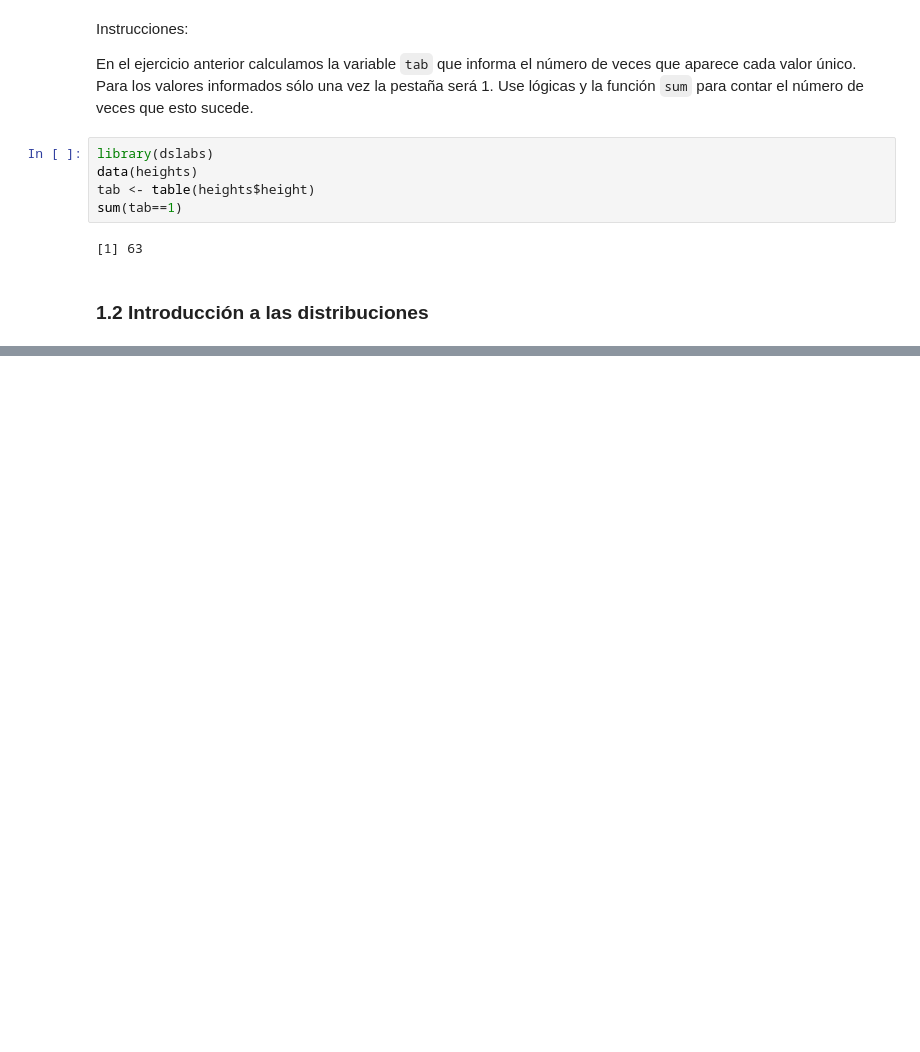
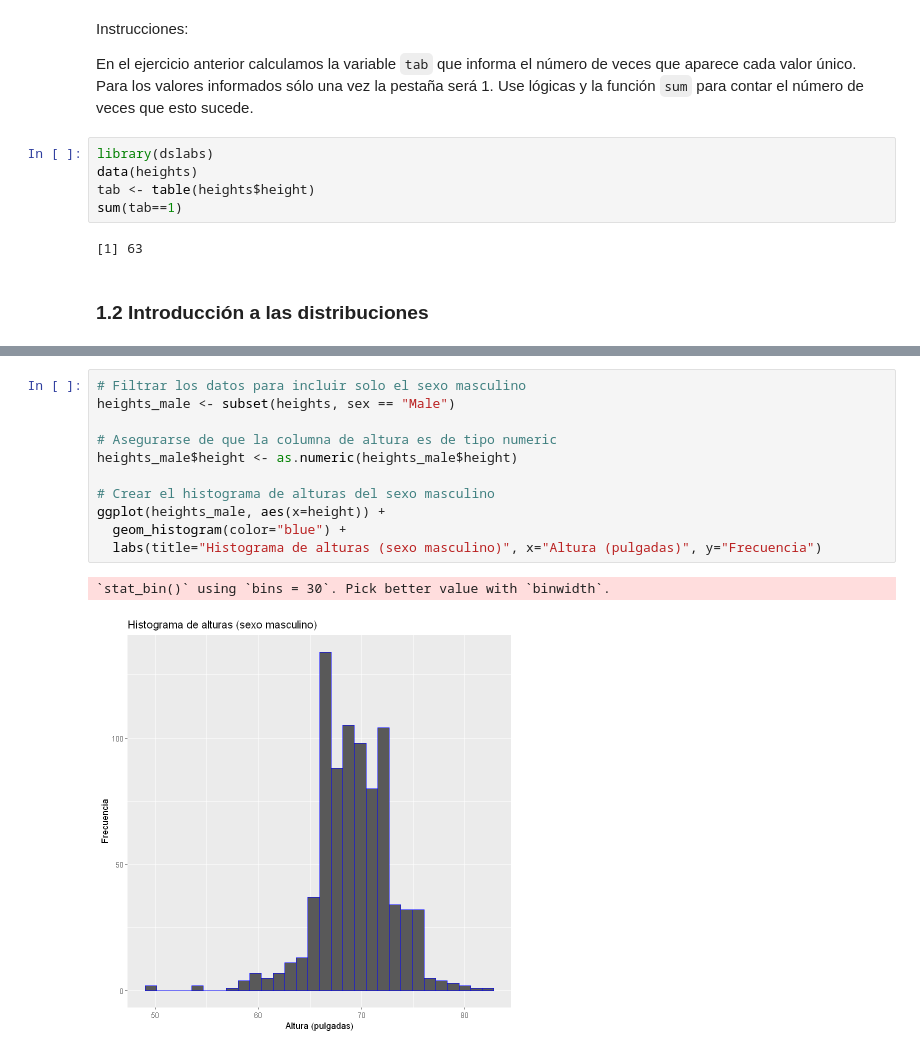
Before and after one commit to RaymundoSGlz/Data-Visualization, a Jupyter notebook: Visualizacion de datos.ipynb, the cells around one changed output, grey strips where cells are left out. Saved outputs shown, nothing was run; the diff lists cells and outputs as text; blank space fills up the shorter version.

```diff
--- a/Visualizacion de datos.ipynb
+++ b/Visualizacion de datos.ipynb
@@ -135,0 +212,14 @@ sum(tab==1)
+# %%
+# Filtrar los datos para incluir solo el sexo masculino
+heights_male <- subset(heights, sex == "Male")
+
+# Asegurarse de que la columna de altura es de tipo numeric
+heights_male$height <- as.numeric(heights_male$height)
+
+# Crear el histograma de alturas del sexo masculino
+ggplot(heights_male, aes(x=height)) +
+  geom_histogram(color="blue") +
+  labs(title="Histograma de alturas (sexo masculino)", x="Altura (pulgadas)", y="Frecuencia")
+# %% [output]
+`stat_bin()` using `bins = 30`. Pick better value with `binwidth`.
+[figure, added]
```
Also changed, not shown: parts of 51 cells of this notebook.
